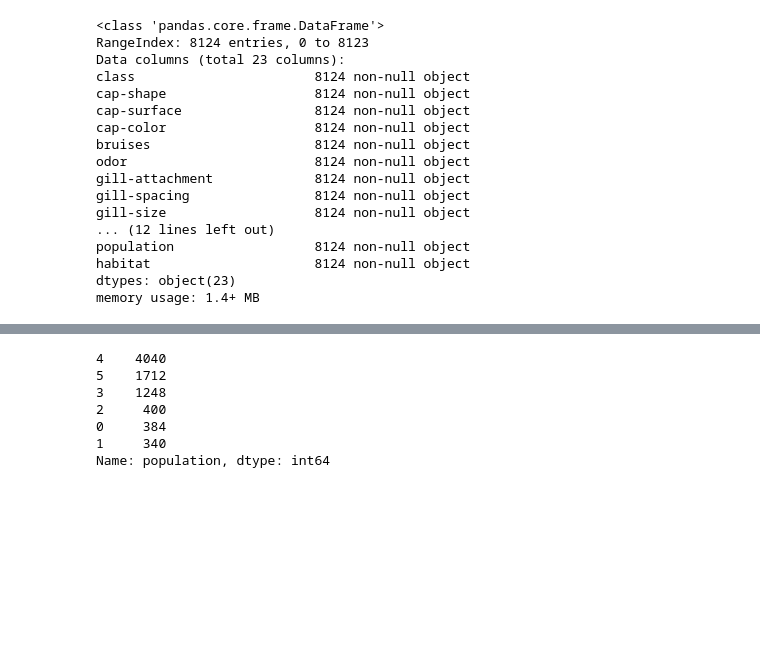
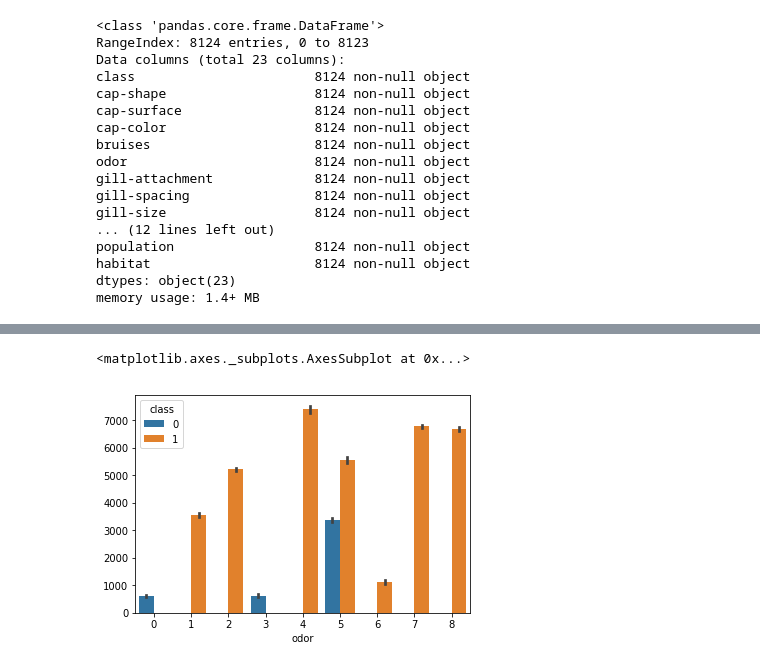
Before and after one commit to Greg-S-12/Tree-Cover-Classification-Project, a Jupyter notebook: DataPrep.ipynb, the cells around one changed output, grey strips where cells are left out. Saved outputs shown, nothing was run; the diff lists cells and outputs as text; code cells hidden in the pictures; blank space fills up the shorter version.

Commit message:
changing data again

```diff
--- a/DataPrep.ipynb
+++ b/DataPrep.ipynb
@@ -55,15 +54,5 @@ df1.head()
-# %%
-from sklearn.model_selection import train_test_split
-
-y = df
-
-
-X_train, X_test, y_train, y_test = train_test_split()
-# %% [output]
-4    4040
-5    1712
-3    1248
-2     400
-0     384
-1     340
-Name: population, dtype: int64
+# %%
+sns.barplot(data=df,hue='class',y=df.index,x='odor')
+# %% [output]
+<matplotlib.axes._subplots.AxesSubplot at 0x...>
+[figure, added]
```
Also changed, not shown: parts of 5 cells of this notebook, 1 other file.
